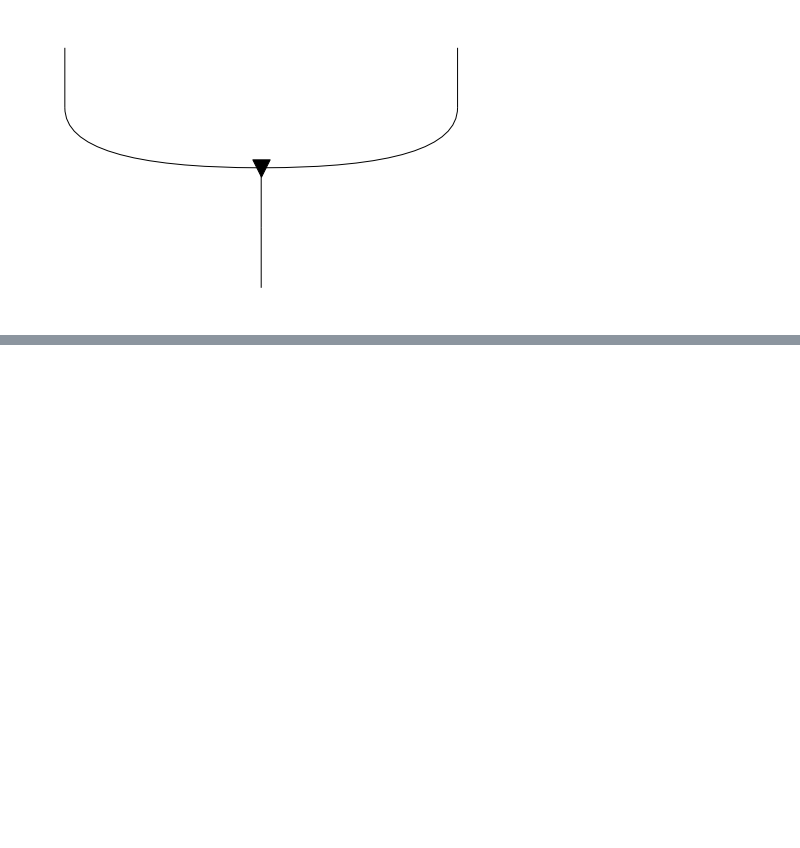
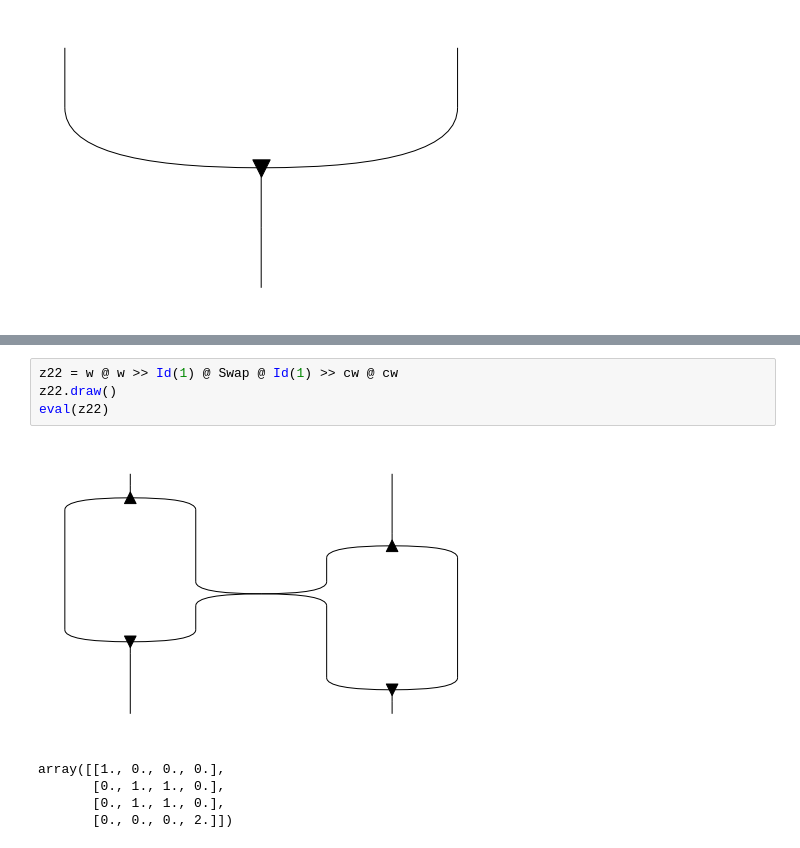
Before and after one commit to edwinagnew/zxw-diagrams, a Jupyter notebook: calcs.ipynb, the cells around one changed output, grey strips where cells are left out. Cells and saved outputs as stored; diff of their text form; blank space fills up the shorter version.

```diff
--- a/calcs.ipynb
+++ b/calcs.ipynb
@@ -19,0 +36,10 @@ Z(1, 2).dagger().draw()
+# %%
+z22 = w @ w >> Id(1) @ Swap @ Id(1) >> cw @ cw
+z22.draw()
+eval(z22)
+# %% [output]
+[figure, added]
+array([[1., 0., 0., 0.],
+       [0., 1., 1., 0.],
+       [0., 1., 1., 0.],
+       [0., 0., 0., 2.]])
```
Also changed, not shown: parts of 7 cells of this notebook, 2 other files.
